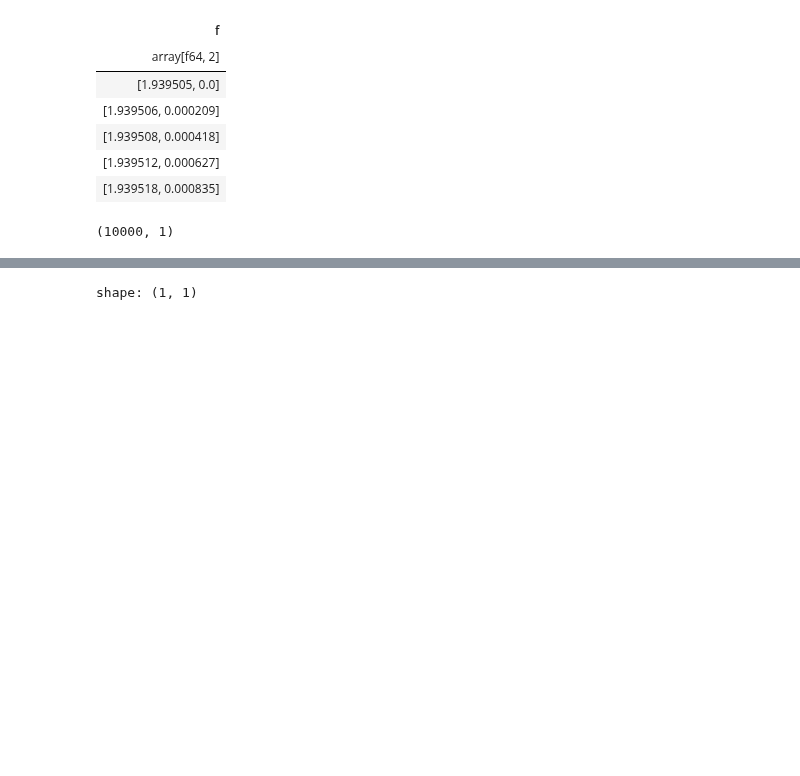
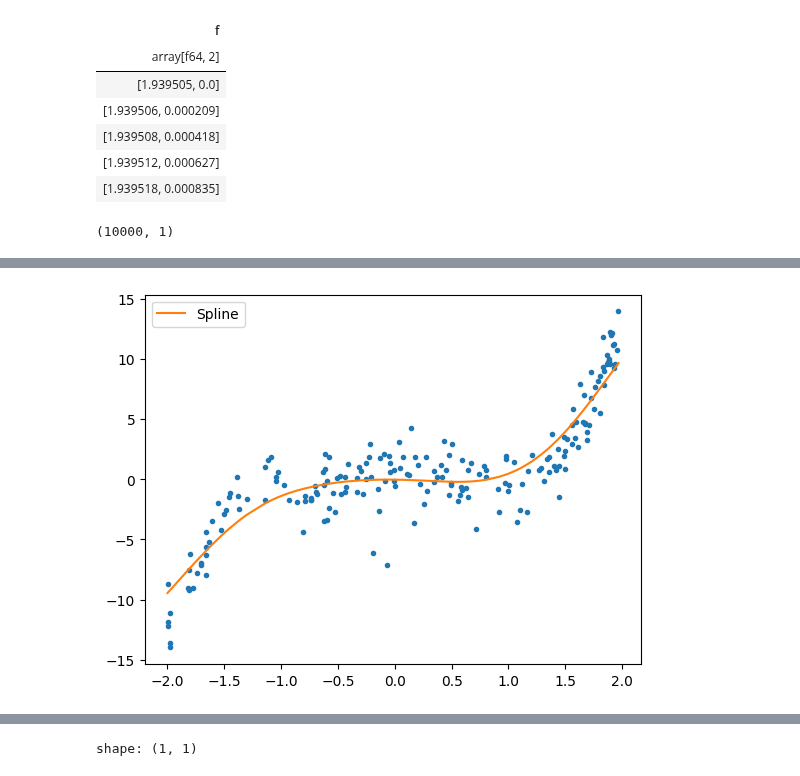
Before and after one commit to abstractqqq/polars_ds_extension, a Jupyter notebook: examples/basics.ipynb, the cells around one changed output, grey strips where cells are left out. Cells and saved outputs as stored; diff of their text form; code cells hidden in the pictures; blank space fills up the shorter version.

Commit message:
added smoothing splines

```diff
--- a/examples/basics.ipynb
+++ b/examples/basics.ipynb
@@ -94,3 +94,30 @@ shape: (5, 3)
+# %%
+# Smooth splines
+# Because we have a polars expression, it works in .over context
+
+import numpy as np
+import matplotlib.pyplot as plt
+
+n = 200
+def func(x):
+   return x**3 + x**2 * np.sin(4 * x)
+
+x = np.sort(np.random.random_sample(n) * 4 - 2)
+y = func(x) + np.random.normal(scale=1.5, size=n)
+
+df_spl = pl.DataFrame({
+    "x": x
+    , "y": y
+}).with_columns(
+    z = pds.smooth_spline('x', 'y', lambda_=1.0)
+)
+
+plt.plot(x, y, '.')
+plt.plot(x, df_spl['z'].to_numpy(), label='Spline')
+plt.legend(loc='best')
+plt.show()
+# %% [output]
+[figure, added]
 # %%
 # Linear Regression
 df.select(pds.lin_reg(pl.col("x1"), pl.col("x2"), target=pl.col("y"), add_bias=False))
```
Also changed, not shown: parts of 42 cells of this notebook, 10 other files.
